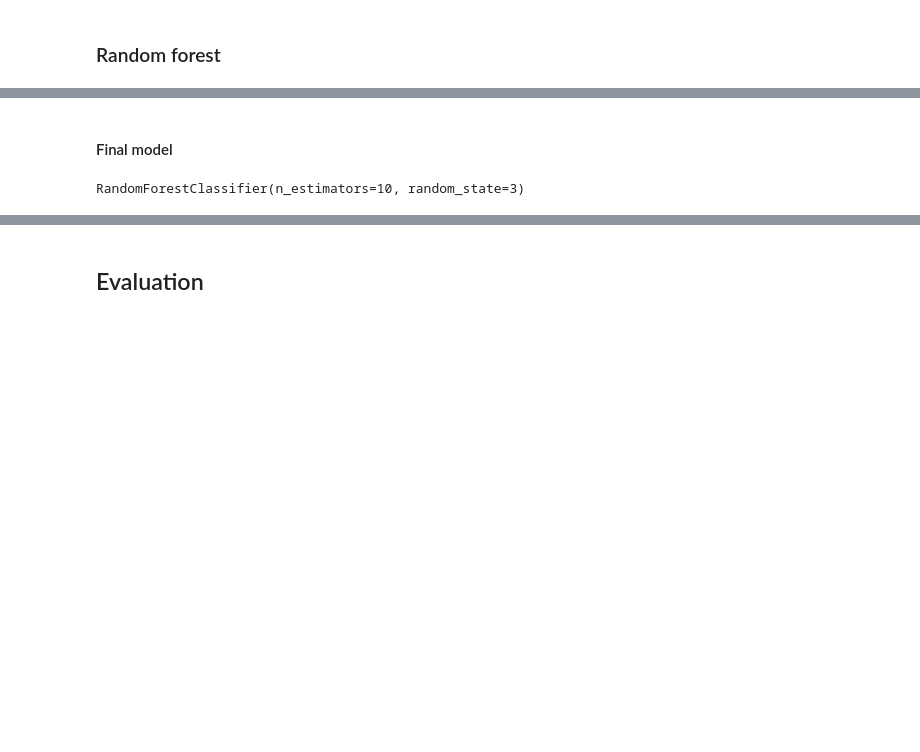
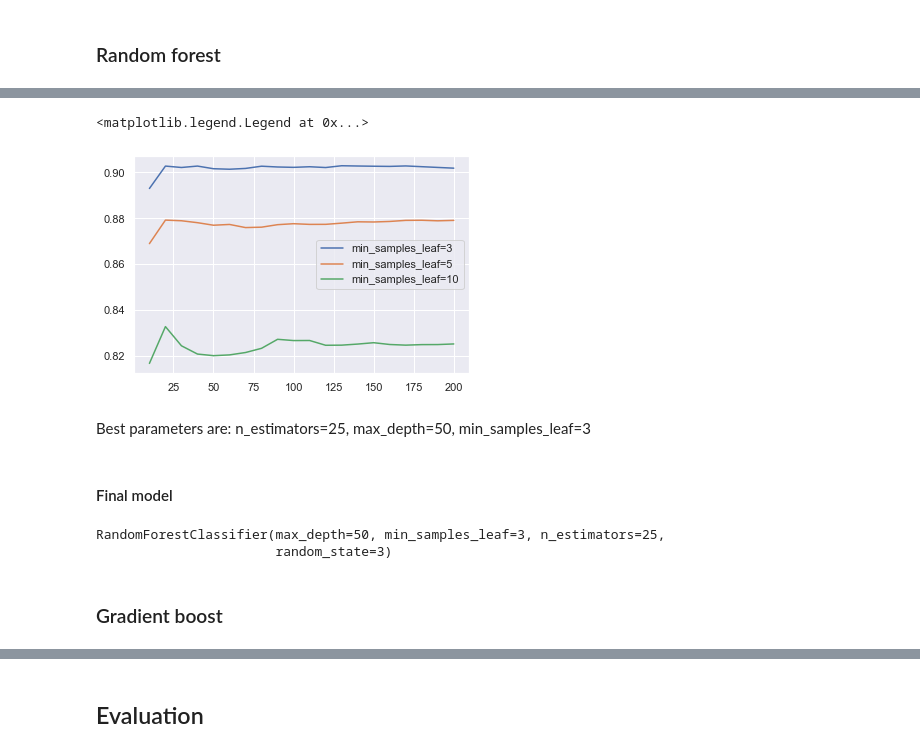
Before and after one commit to Mo0812/mk-home-automation, a Jupyter notebook: mk-home-automation.ipynb, the cells around one changed output, grey strips where cells are left out. Cells and saved outputs as stored; diff of their text form; code cells hidden in the pictures; blank space fills up the shorter version.

```diff
--- a/mk-home-automation.ipynb
+++ b/mk-home-automation.ipynb
@@ -393,0 +494,19 @@ from sklearn.ensemble import RandomForestClassifier
+# %%
+msls = [3, 5, 10]
+all_aucs = {}
+for m in msls:
+    print("min_samples_leaf: %s" % m)
+    aucs = []
+
+    for i in range(10, 201, 10):
+        rf = RandomForestClassifier(n_estimators=i, max_depth=50, min_samples_leaf=m, random_state=1)
+        rf.fit(X_train_onoff, y_train_onoff)
+
+        y_pred = rf.predict_proba(X_val_onoff)[:, 1]
+        auc = roc_auc_score(y_val_onoff, y_pred)
+        print("%s -> %.3f" % (i, auc))
+
+        aucs.append(auc)
+
+    all_aucs[m] = aucs
+    print()
@@ -394,7 +531,20 @@ from sklearn.ensemble import RandomForestClassifier
+# %%
+num_trees = list(range(10, 201, 10))
+for m in msls:
+    plt.plot(num_trees, all_aucs[m], label=("min_samples_leaf=%s" % m))
+plt.legend()
+# %% [output]
+<matplotlib.legend.Legend at 0x...>
+[figure, added]
+# %% [markdown]
+Best parameters are: n_estimators=25, max_depth=50, min_samples_leaf=3
 # %% [markdown]
 #### Final model
 # %%
-rf = RandomForestClassifier(n_estimators=10, random_state=3)
+rf = RandomForestClassifier(n_estimators=25, max_depth=50, min_samples_leaf=3, random_state=3)
 rf.fit(X_train_full_onoff, y_train_full_onoff)
 # %% [output]
-RandomForestClassifier(n_estimators=10, random_state=3)
+RandomForestClassifier(max_depth=50, min_samples_leaf=3, n_estimators=25,
+                       random_state=3)
+# %% [markdown]
+### Gradient boost
```
Also changed, not shown: parts of 30 cells of this notebook.
